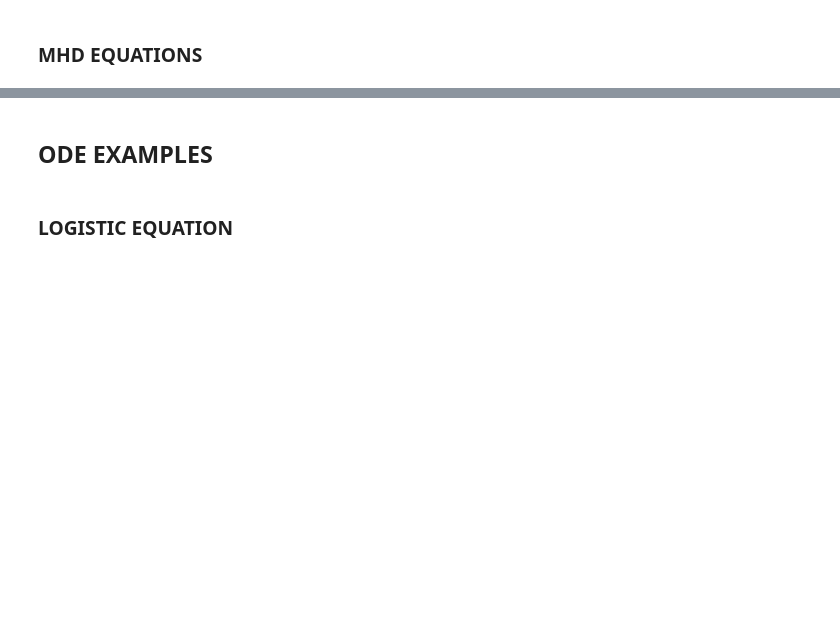
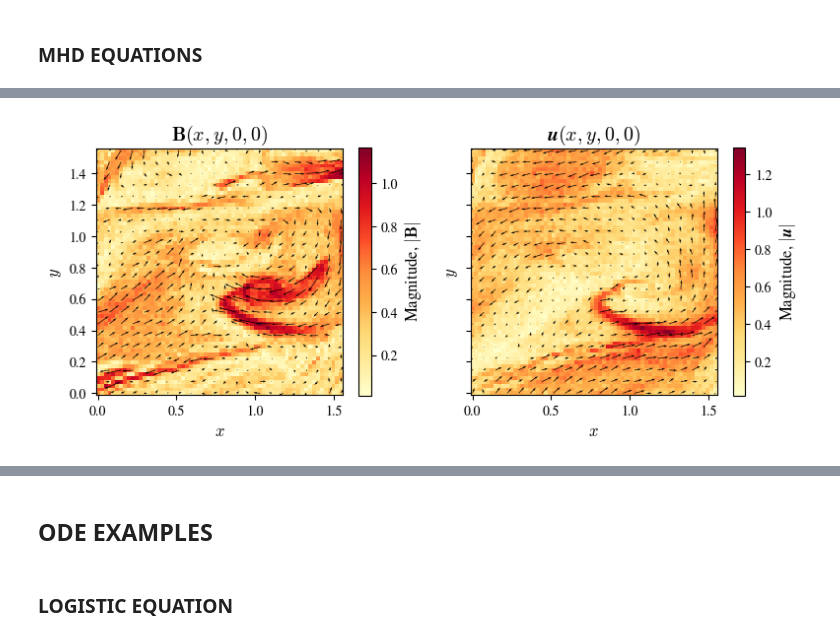
Before and after one commit to SethMinor/PyWSINDy-for-PDEs, a Jupyter notebook: dev/wsindy_dev.ipynb, the cells around one changed output, grey strips where cells are left out. Cells and saved outputs as stored; diff of their text form; code cells hidden in the pictures; blank space fills up the shorter version.

```diff
--- a/dev/wsindy_dev.ipynb
+++ b/dev/wsindy_dev.ipynb
@@ -434,0 +443,3 @@ $$
+# %%
+# Add observation noise?
+noise = 0.2
@@ -434,0 +496,28 @@ $$
+# %%
+# Plot the vector fields
+X,Y = torch.meshgrid(x, y, indexing='ij')
+fig, axes = plt.subplots(1, 2, sharex=True, sharey=True, figsize=(8,4))
+
+fields = [[B1, B2, B3], [U1, U2, U3]]
+titles = [r"$\mathbf{B}(x,y,0,0)$", r"$\boldsymbol{u}(x,y,0,0)$"]
+colorbar_labels = [r"Magnitude, $|\mathbf{B}|$", r"Magnitude, $|\boldsymbol{u}|$"]
+skip = 3 # plot every n-th arrow
+
+for i in range(2):
+  ax = axes[i]
+  [V1, V2, V3] = [V[:,:,0,0] for V in fields[i]]
+  pcm = ax.pcolormesh(X, Y, torch.sqrt(V1**2 + V2**2 + V3**2), cmap='YlOrRd')
+  ax.quiver(X[::skip,::skip], Y[::skip,::skip], V1[::skip,::skip], V2[::skip,::skip], color='k')
+  fig.colorbar(pcm, ax=ax, label=colorbar_labels[i], shrink=0.7)
+  ax.set_xlabel('$x$')
+  ax.set_ylabel('$y$')
+  ax.set_title(titles[i])
+  ax.set_aspect('equal')
+
+plt.tight_layout()
+plt.show()
+
+del X, Y, fig, ax, axes, pcm
+del fields, titles, skip, V1, V2, V3
+# %% [output]
+[figure, added]
```
Also changed, not shown: parts of 26 cells of this notebook, 6 other files.
